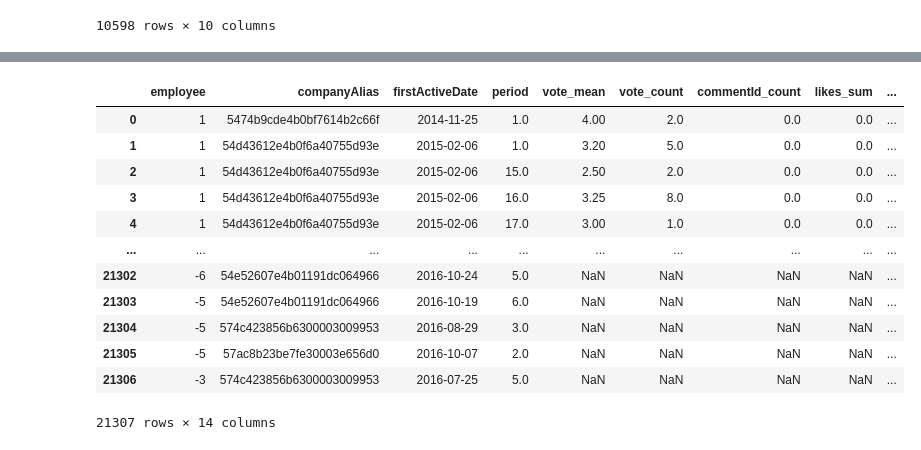
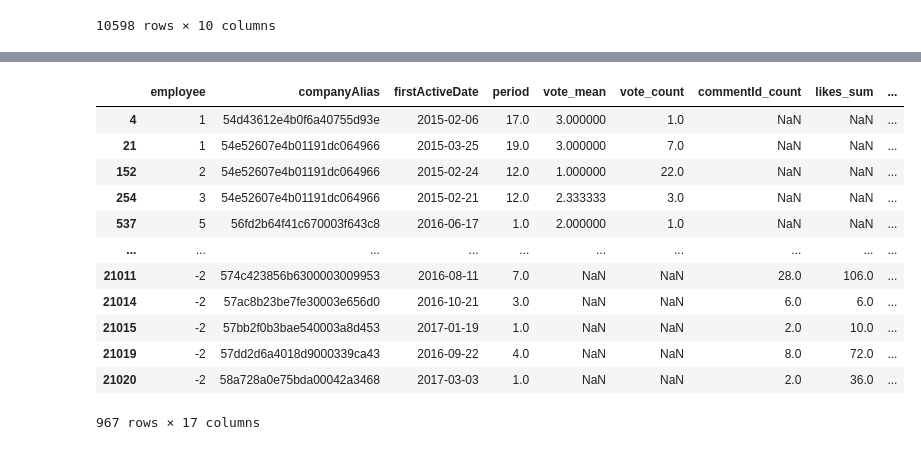
Before and after one commit to ceciliastern/ds_term_project, a Jupyter notebook: Model (Snapshot) - Happiness Dataset.ipynb, the cells around one changed output, grey strips where cells are left out. Saved outputs shown, nothing was run; the diff lists cells and outputs as text; code cells hidden in the pictures.

```diff
--- a/Model (Snapshot) - Happiness Dataset.ipynb
+++ b/Model (Snapshot) - Happiness Dataset.ipynb
@@ -213,7 +213,8 @@ snapshot = pd.merge(votes_snapshot, cca_snapshot,
                     on=["employee", "companyAlias",
                         "firstActiveDate", "period"],
                     how="outer")
-snapshot.fillna(0, inplace=True)
+
+# snapshot.fillna(0, inplace=True)
 snapshot
 # %% [output]
 |  | employee | companyAlias | firstActiveDate | period | vote_mean | vote_count | commentId_count | likes_sum | ... |
@@ -243 +244,6 @@ snapshot.describe()
 | max | 999.000000 | 26.000000 | 4.000000 | 54.000000 | 68.000000 | 1002.000000 | 64.000000 | 474.000000 | ... |
+# %%
+# Remove invalid and duplicated entries in churn_df
+churn_cleaned = churn_df[~churn_df.duplicated(["employee",
+                                               "companyAlias"], keep=False)]
+churn_cleaned
@@ -244,7 +264,6 @@ snapshot.describe()
 # %%
-# TODO add labels
 # Merge first dates with the churn dataframe
-churn_merge = pd.merge(firstDates, churn_df, on=["employee", "companyAlias"], how="inner")
+churn_merge = pd.merge(firstDates, churn_cleaned, on=["employee", "companyAlias"], how="inner")
 churn_merge
 # %% [output]
 |  | employee | companyAlias | firstVoteDate | firstCommentDate | firstActiveDate | numVotes | ... |
@@ -281,0 +301,13 @@ churn_merge
+# %%
+# Get employees that exists in either vote or comment datasets and in churn dataset
+employees = pd.merge(votes_df[["employee", "companyAlias"]],
+                     cca_df[["employee", "companyAlias"]],
+                     on=["employee", "companyAlias"],
+                     how="outer").drop_duplicates()
+
+employees = pd.merge(employees,
+                     churn_cleaned[["employee", "companyAlias"]],
+                     on=["employee", "companyAlias"],
+                     how="inner").drop_duplicates()
+
+employees.describe()
@@ -282,24 +324,28 @@ churn_merge
 # %%
-# Merge snapshots with labels
-churn_merge.drop(labels=["firstVoteDate", "firstCommentDate", "numVotes"], axis=1, inplace=True)
+# # Merge snapshots with labels
+# churn_merge.drop(labels=["firstVoteDate", "firstCommentDate",
+#                          "numVotes"], axis=1, inplace=True)
 df = pd.merge(snapshot, churn_merge,
               on=["employee", "companyAlias",
                   "firstActiveDate", "period"],
               how="outer")
-df
+# Subset the employees that both commented and voted during their time on app.
+df = pd.merge(df, employees, on=["employee", "companyAlias"],
+              how="inner").drop_duplicates()
+df[df["stillExists"] == False]
 # %% [output]
 |  | employee | companyAlias | firstActiveDate | period | vote_mean | vote_count | commentId_count | likes_sum | ... |
-| 0 | 1 | 5474b9cde4b0bf7614b2c66f | 2014-11-25 | 1.0 | 4.00 | 2.0 | 0.0 | 0.0 | ... |
-| 1 | 1 | 54d43612e4b0f6a40755d93e | 2015-02-06 | 1.0 | 3.20 | 5.0 | 0.0 | 0.0 | ... |
-| 2 | 1 | 54d43612e4b0f6a40755d93e | 2015-02-06 | 15.0 | 2.50 | 2.0 | 0.0 | 0.0 | ... |
-| 3 | 1 | 54d43612e4b0f6a40755d93e | 2015-02-06 | 16.0 | 3.25 | 8.0 | 0.0 | 0.0 | ... |
-| 4 | 1 | 54d43612e4b0f6a40755d93e | 2015-02-06 | 17.0 | 3.00 | 1.0 | 0.0 | 0.0 | ... |
+| 4 | 1 | 54d43612e4b0f6a40755d93e | 2015-02-06 | 17.0 | 3.000000 | 1.0 | NaN | NaN | ... |
+| 21 | 1 | 54e52607e4b01191dc064966 | 2015-03-25 | 19.0 | 3.000000 | 7.0 | NaN | NaN | ... |
+| 152 | 2 | 54e52607e4b01191dc064966 | 2015-02-24 | 12.0 | 1.000000 | 22.0 | NaN | NaN | ... |
+| 254 | 3 | 54e52607e4b01191dc064966 | 2015-02-21 | 12.0 | 2.333333 | 3.0 | NaN | NaN | ... |
+| 537 | 5 | 56fd2b64f41c670003f643c8 | 2016-06-17 | 1.0 | 2.000000 | 1.0 | NaN | NaN | ... |
 | ... | ... | ... | ... | ... | ... | ... | ... | ... | ... |
-| 21302 | -6 | 54e52607e4b01191dc064966 | 2016-10-24 | 5.0 | NaN | NaN | NaN | NaN | ... |
-| 21303 | -5 | 54e52607e4b01191dc064966 | 2016-10-19 | 6.0 | NaN | NaN | NaN | NaN | ... |
-| 21304 | -5 | 574c423856b6300003009953 | 2016-08-29 | 3.0 | NaN | NaN | NaN | NaN | ... |
-| 21305 | -5 | 57ac8b23be7fe30003e656d0 | 2016-10-07 | 2.0 | NaN | NaN | NaN | NaN | ... |
-| 21306 | -3 | 574c423856b6300003009953 | 2016-07-25 | 5.0 | NaN | NaN | NaN | NaN | ... |
+| 21011 | -2 | 574c423856b6300003009953 | 2016-08-11 | 7.0 | NaN | NaN | 28.0 | 106.0 | ... |
+| 21014 | -2 | 57ac8b23be7fe30003e656d0 | 2016-10-21 | 3.0 | NaN | NaN | 6.0 | 6.0 | ... |
+| 21015 | -2 | 57bb2f0b3bae540003a8d453 | 2017-01-19 | 1.0 | NaN | NaN | 2.0 | 10.0 | ... |
+| 21019 | -2 | 57dd2d6a4018d9000339ca43 | 2016-09-22 | 4.0 | NaN | NaN | 8.0 | 72.0 | ... |
+| 21020 | -2 | 58a728a0e75bda00042a3468 | 2017-03-03 | 1.0 | NaN | NaN | 2.0 | 36.0 | ... |
-21307 rows × 14 columns
+967 rows × 17 columns
 # %%
 df["stillExists"].fillna(True, inplace=True)
```
Also changed, not shown: parts of 19 cells of this notebook.
